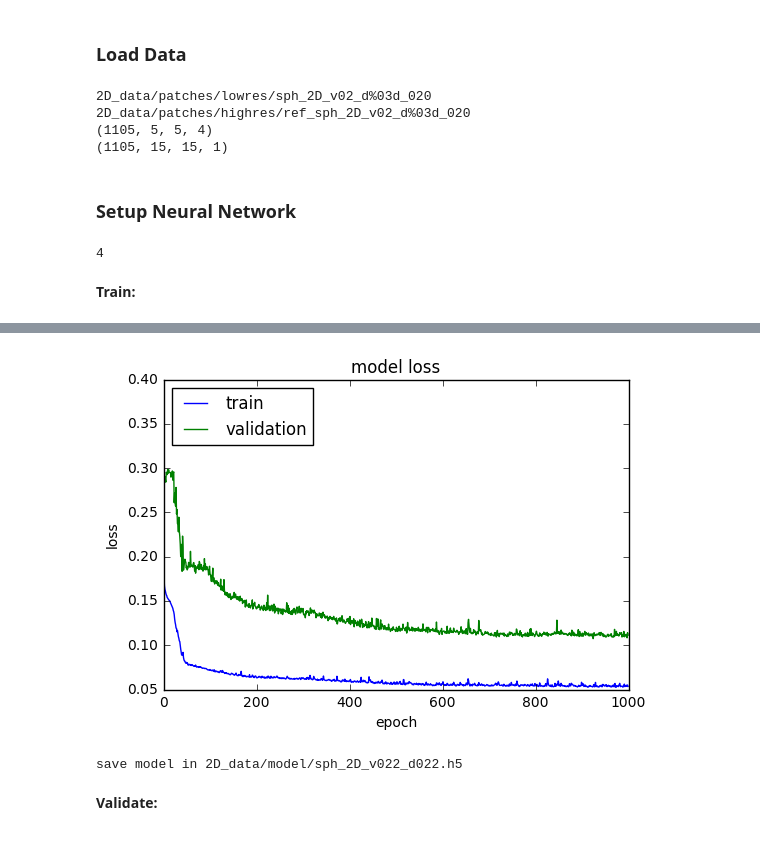
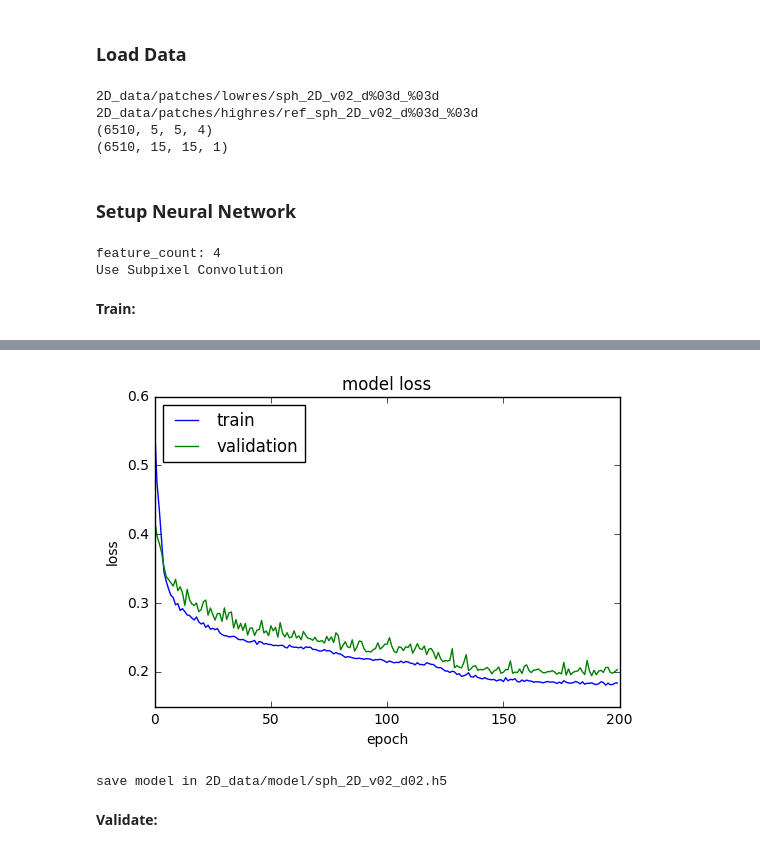
Before and after one commit to senliontec/NeuralParticles, a Jupyter notebook: Neural Particles 2D.ipynb, the cells around one changed output, grey strips where cells are left out. Cells and saved outputs as stored; diff of their text form; code cells hidden in the pictures.

Commit message:
subpixel convolution

```diff
--- a/Neural Particles 2D.ipynb
+++ b/Neural Particles 2D.ipynb
@@ -490,36 +493,37 @@ run_manta("scenes/show_patches.py", param)
 # %% [markdown]
 ### Load Data
 # %%
-import sys
-sys.path.append("2D_SPH/scenes/tools")
 from dataset import Dataset
 
-timestep = 20
-
-src_patches_path = "%spatches/%s/%s_v%02d" % (data_loc, src, data_param.prefix, data_version) + "_d%03d" + "_%03d" % timestep
+src_patches_path = "%spatches/%s/%s_v%02d" % (data_loc, src, data_param.prefix, data_version) + "_d%03d" + "_%03d"
 print(src_patches_path)
-ref_patches_path = "%spatches/%s/ref_%s_v%02d" % (data_loc, ref, data_param.prefix, data_version) + "_d%03d" + "_%03d" % timestep
+ref_patches_path = "%spatches/%s/ref_%s_v%02d" % (data_loc, ref, data_param.prefix, data_version) + "_d%03d" + "_%03d"
 print(ref_patches_path)
 
-train_data = Dataset(src_patches_path, ref_patches_path, 0, nn_param.train_data_count, nn_param.features, ['sdf'])
-test_data = Dataset(src_patches_path, ref_patches_path, nn_param.train_data_count, nn_param.train_data_count + nn_param.test_data_count, nn_param.features, ['sdf'])
+train_data = Dataset(src_patches_path, ref_patches_path,
+                     0, nn_param.train_data_count, nn_param.t_start, nn_param.t_end,
+                     nn_param.features, ['sdf'])
+test_data = Dataset(src_patches_path, ref_patches_path,
+                    nn_param.train_data_count, nn_param.train_data_count + nn_param.test_data_count, nn_param.t_start, nn_param.t_end,
+                    nn_param.features, ['sdf'])
 
 print(train_data.data.shape)
 print(train_data.ref_data.shape)
 # %% [output]
-2D_data/patches/lowres/sph_2D_v02_d%03d_020
-2D_data/patches/highres/ref_sph_2D_v02_d%03d_020
-(1105, 5, 5, 4)
-(1105, 15, 15, 1)
+2D_data/patches/lowres/sph_2D_v02_d%03d_%03d
+2D_data/patches/highres/ref_sph_2D_v02_d%03d_%03d
+(6510, 5, 5, 4)
+(6510, 15, 15, 1)
 # %% [markdown]
 ### Setup Neural Network
 # %%
 import keras
 from keras.models import Sequential
 from keras.layers import Dense, Activation
+from keras_utils.subpixel import *
 
 feature_cnt = train_data.data.shape[3]
-print(feature_cnt)
+print("feature_count: %d" % feature_cnt)
 input_shape = (data_param.patch_size, data_param.patch_size, feature_cnt)
 output_shape = (high_patch_size, high_patch_size, 1)
 
@@ -535,17 +539,21 @@ model.add(keras.layers.Conv2D(filters=3, kernel_size=3,
 
 model.add(Dense(units=64))
 model.add(Activation('tanh'))
-model.add( keras.layers.Dropout(0.25) )
+model.add( keras.layers.Dropout(0.5) )
 
-model.add(keras.layers.Conv2DTranspose(filters=1, kernel_size=3,
-                                           strides=int(factor_2D), activation='tanh', padding='same'))
-
-model.add(keras.layers.Conv2DTranspose(filters=1, kernel_size=3,
-                                       strides=1, activation='tanh', padding='same'))
+if nn_param.use_spc:
+    print("Use Subpixel Convolution")
+    model.add(Subpixel(filters=1, kernel_size=3, r=3,activation='tanh', padding='same'))
+else:
+    model.add(keras.layers.Conv2DTranspose(filters=1, kernel_size=3,
+                                               strides=int(factor_2D), activation='tanh', padding='same'))
+    model.add(keras.layers.Conv2DTranspose(filters=1, kernel_size=3,
+                                           strides=1, activation='tanh', padding='same'))
 
 model.compile( loss='mse', optimizer=keras.optimizers.adam(lr=nn_param.learning_rate))
 # %% [output]
-4
+feature_count: 4
+Use Subpixel Convolution
 # %% [markdown]
 **Train:**
 # %%
@@ -553,14 +561,14 @@ import matplotlib.pyplot as plt
 from keras.models import load_model
 
 class NthLogger(keras.callbacks.Callback):
-    def __init__(self,n=100):
+    def __init__(self,n=10):
         self.act = 0
         self.n = n
 
     def on_epoch_end(self,batch,logs={}):
         self.act += 1
         if self.act % self.n == 0 or self.act == 1:
-            print('%d/%d - loss: %f val_loss: %f' % (self.act, self.params['epochs'], logs['loss'],logs['val_loss']))
+            print('%d/%d - loss: %f val_loss: %f' % (self.act, self.params['epochs'], logs['loss'], logs['val_loss']))
 
 history = model.fit(x=train_data.data,y=train_data.ref_data, validation_split=nn_param.val_split,
                     epochs=nn_param.epochs, batch_size=nn_param.batch_size,
@@ -574,7 +582,7 @@ plt.xlabel('epoch')
 plt.legend(['train', 'validation'], loc='upper left')
 plt.show()
 
-model_path = '%smodel/%s_v02%d_d02%d.h5' % (data_loc, data_param.prefix, data_param.nn_version, data_version)
+model_path = '%smodel/%s_v%02d_d%02d.h5' % (data_loc, data_param.prefix, data_param.nn_version, data_version)
 print("save model in %s" % model_path)
 model.save(model_path)
 # %% [output]
@@ -592,5 +606,5 @@ model.save(model_path)
-[figure, old version]
+[figure, new version]
-save model in 2D_data/model/sph_2D_v022_d022.h5
+save model in 2D_data/model/sph_2D_v02_d02.h5
 # %% [markdown]
 **Validate:**
 # %%
```
Also changed, not shown: parts of 21 cells of this notebook, 4 other files.
